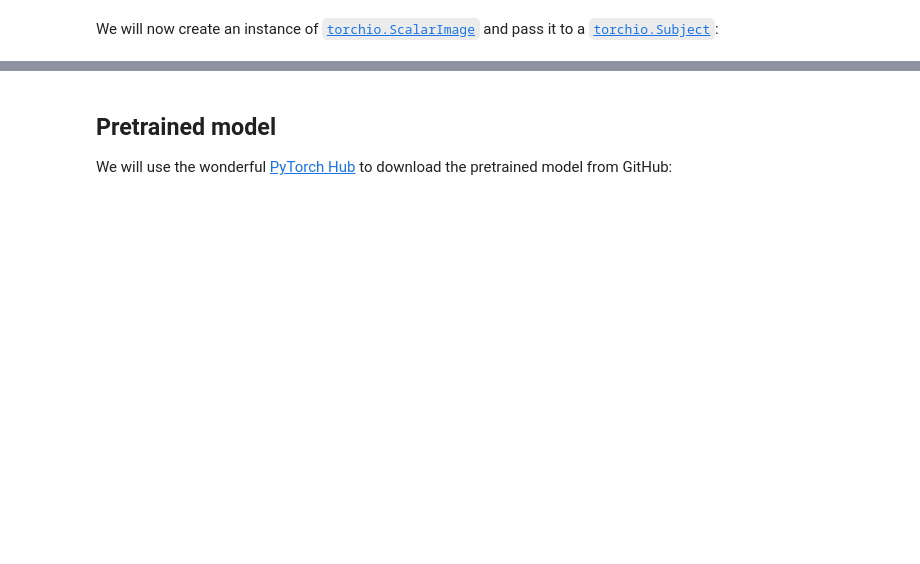
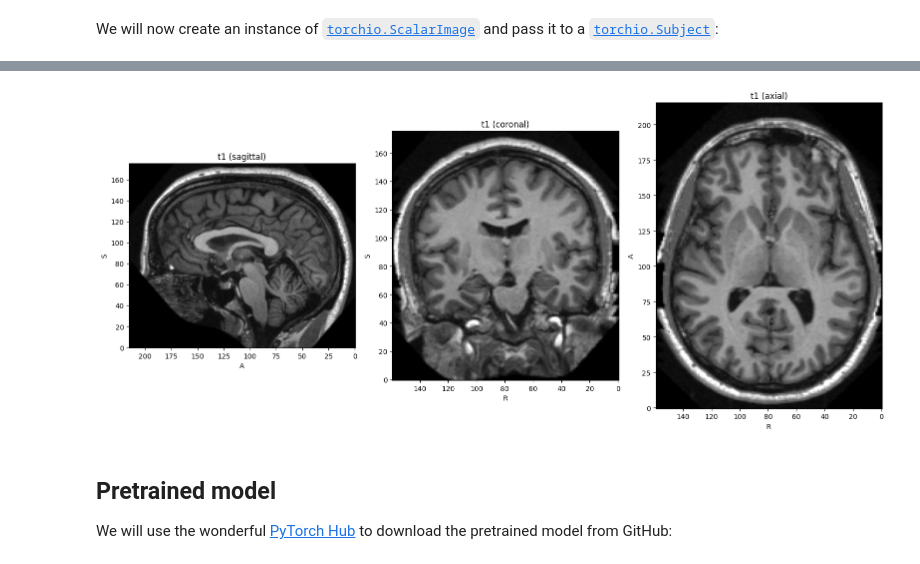
Before and after one commit to fepegar/torchio-notebooks, a Jupyter notebook: notebooks/Brain_parcellation_with_TorchIO_and_HighRes3DNet.ipynb, the cells around one changed output, grey strips where cells are left out. Cells and saved outputs as stored; diff of their text form; code cells hidden in the pictures; blank space fills up the shorter version.

```diff
--- a/notebooks/Brain_parcellation_with_TorchIO_and_HighRes3DNet.ipynb
+++ b/notebooks/Brain_parcellation_with_TorchIO_and_HighRes3DNet.ipynb
@@ -96,3 +89,7 @@ HBox(children=(IntSlider(value=80, continuous_update=False, description='Sagitta
+# %%
+preprocessed.plot()
+# %% [output]
+[figure, added]
 # %% [markdown]
 ## Pretrained model
 
```
Also changed, not shown: parts of 21 cells of this notebook.
